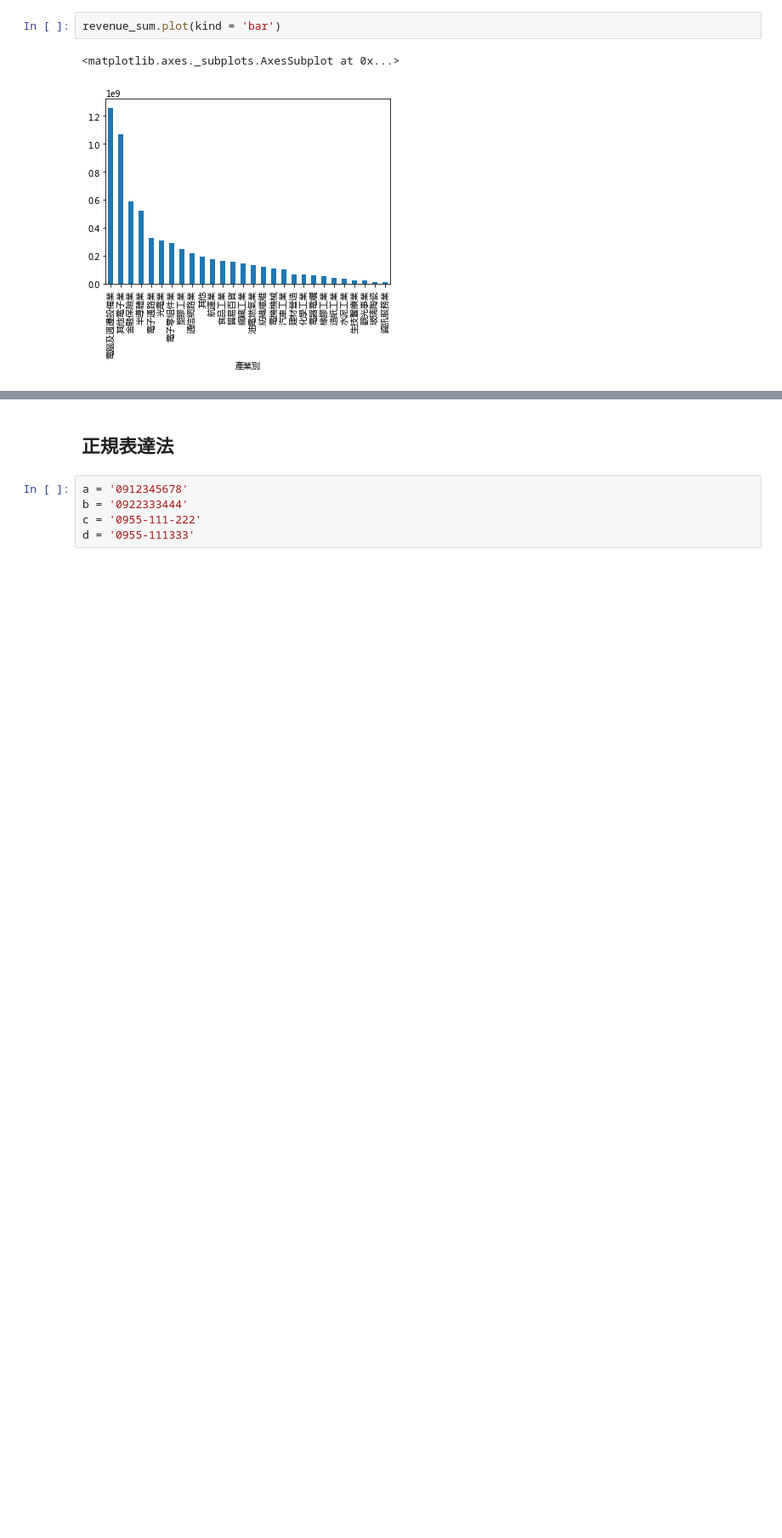
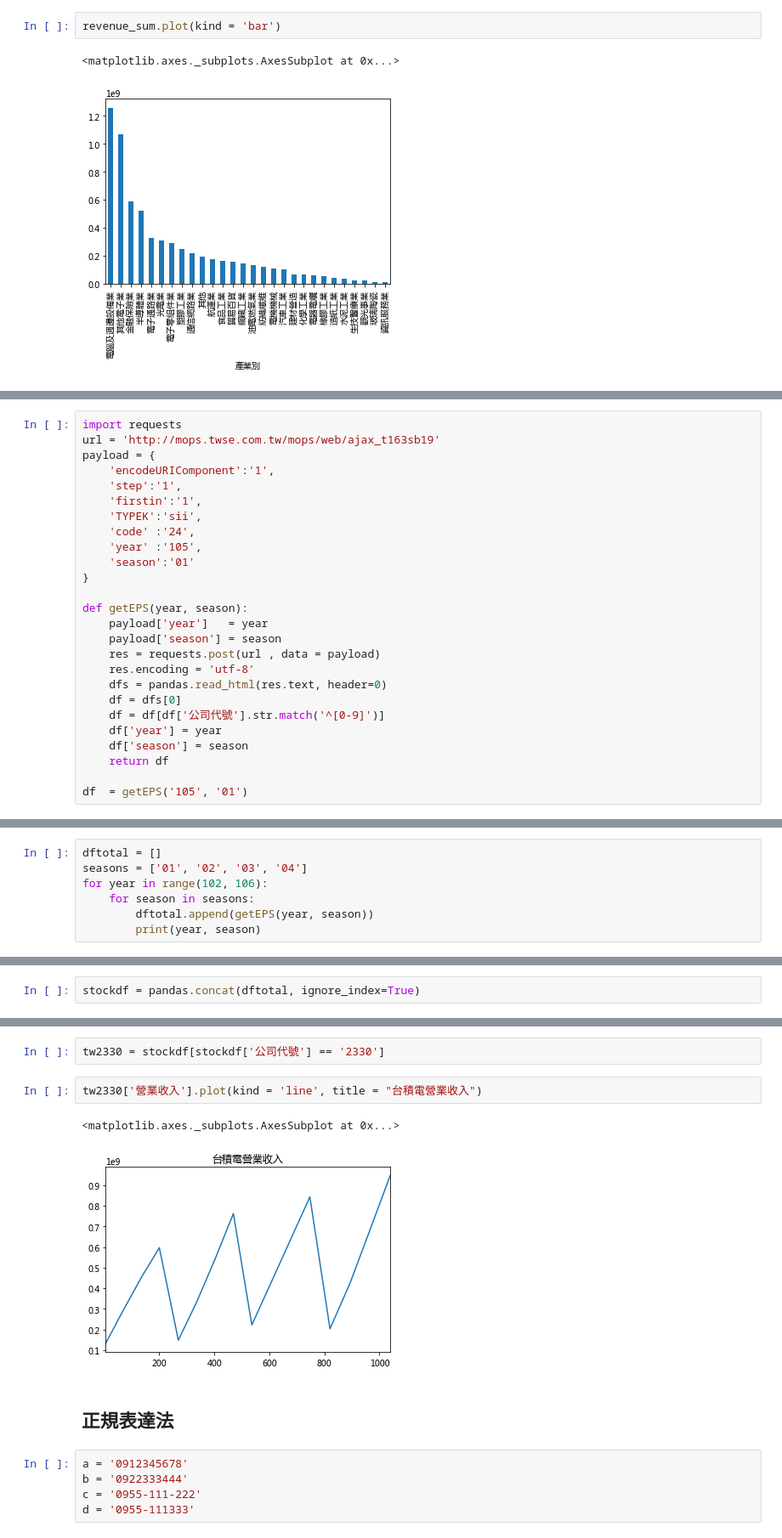
Before and after one commit to ywchiu/pyfinance, a Jupyter notebook: Demo20170430.ipynb, the cells around one changed output, grey strips where cells are left out. Shown at 85% size. Saved outputs shown, nothing was run; the diff lists cells and outputs as text; blank space fills up the shorter version.

```diff
--- a/Demo20170430.ipynb
+++ b/Demo20170430.ipynb
@@ -204,0 +202,26 @@ revenue_sum.plot(kind = 'bar')
+# %%
+import requests
+url = 'http://mops.twse.com.tw/mops/web/ajax_t163sb19'
+payload = {
+    'encodeURIComponent':'1',
+    'step':'1',
+    'firstin':'1',
+    'TYPEK':'sii',
+    'code' :'24',
+    'year' :'105',
+    'season':'01'
+}
+
+def getEPS(year, season):
+    payload['year']   = year
+    payload['season'] = season
+    res = requests.post(url , data = payload)
+    res.encoding = 'utf-8'
+    dfs = pandas.read_html(res.text, header=0)
+    df = dfs[0]
+    df = df[df['公司代號'].str.match('^[0-9]')]
+    df['year'] = year
+    df['season'] = season
+    return df
+
+df  = getEPS('105', '01')
@@ -204,0 +237,7 @@ revenue_sum.plot(kind = 'bar')
+# %%
+dftotal = []
+seasons = ['01', '02', '03', '04']
+for year in range(102, 106):
+    for season in seasons:
+        dftotal.append(getEPS(year, season))
+        print(year, season)
@@ -204,0 +273,2 @@ revenue_sum.plot(kind = 'bar')
+# %%
+stockdf = pandas.concat(dftotal, ignore_index=True)
@@ -205,3 +294,10 @@ revenue_sum.plot(kind = 'bar')
+# %%
+tw2330 = stockdf[stockdf['公司代號'] == '2330']
+# %%
+tw2330['營業收入'].plot(kind = 'line', title = "台積電營業收入")
+# %% [output]
+<matplotlib.axes._subplots.AxesSubplot at 0x...>
+[figure, added]
 # %% [markdown]
 ## 正規表達法
 # %%
```
Also changed, not shown: parts of 19 cells of this notebook.
